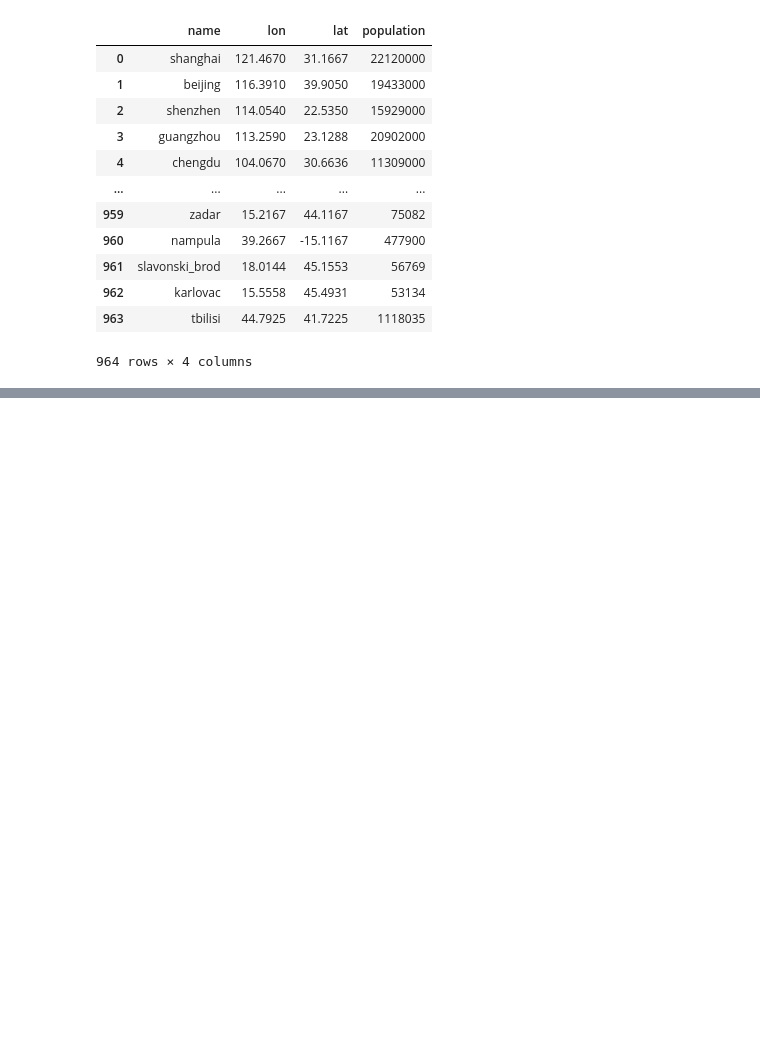
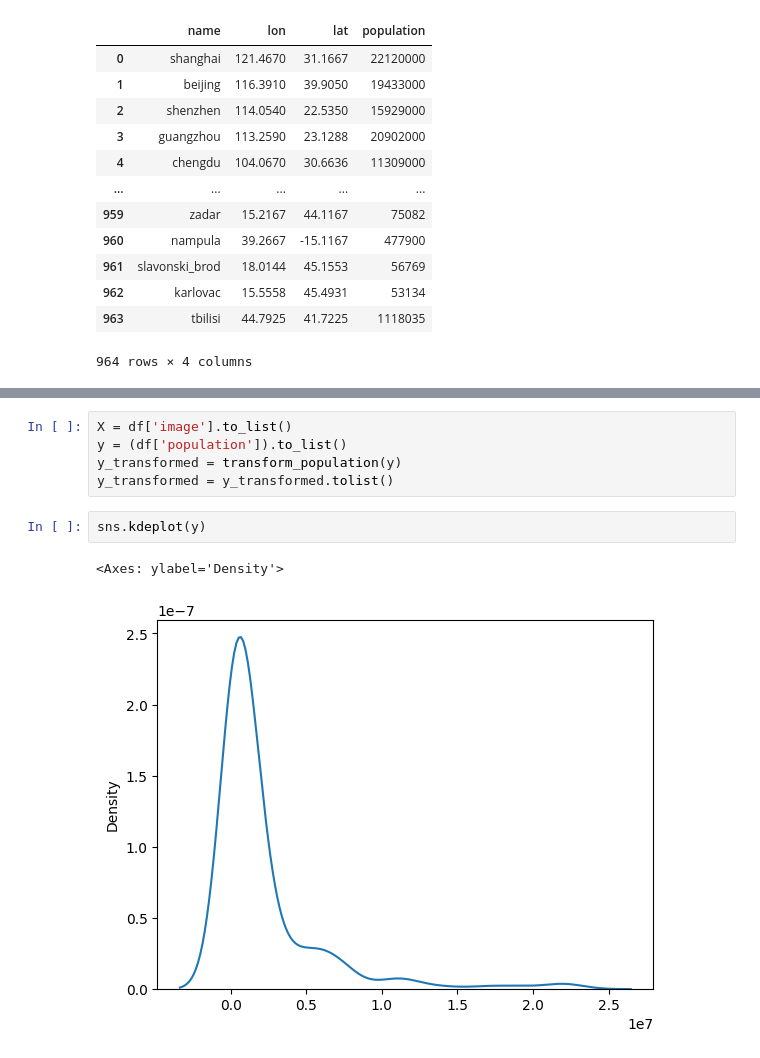
Before and after one commit to eo-agh/daes-project-2425-slodziaki-bystrzaki, a Jupyter notebook: models/neural_networks.ipynb, the cells around one changed output, grey strips where cells are left out. Cells and saved outputs as stored; diff of their text form; blank space fills up the shorter version.

```diff
--- a/models/neural_networks.ipynb
+++ b/models/neural_networks.ipynb
@@ -136,0 +142,10 @@ y.shape
+# %%
+X = df['image'].to_list()
+y = (df['population']).to_list()
+y_transformed = transform_population(y)
+y_transformed = y_transformed.tolist()
+# %%
+sns.kdeplot(y)
+# %% [output]
+<Axes: ylabel='Density'>
+[figure, added]
```
Also changed, not shown: parts of 20 cells of this notebook, 1 other file.
